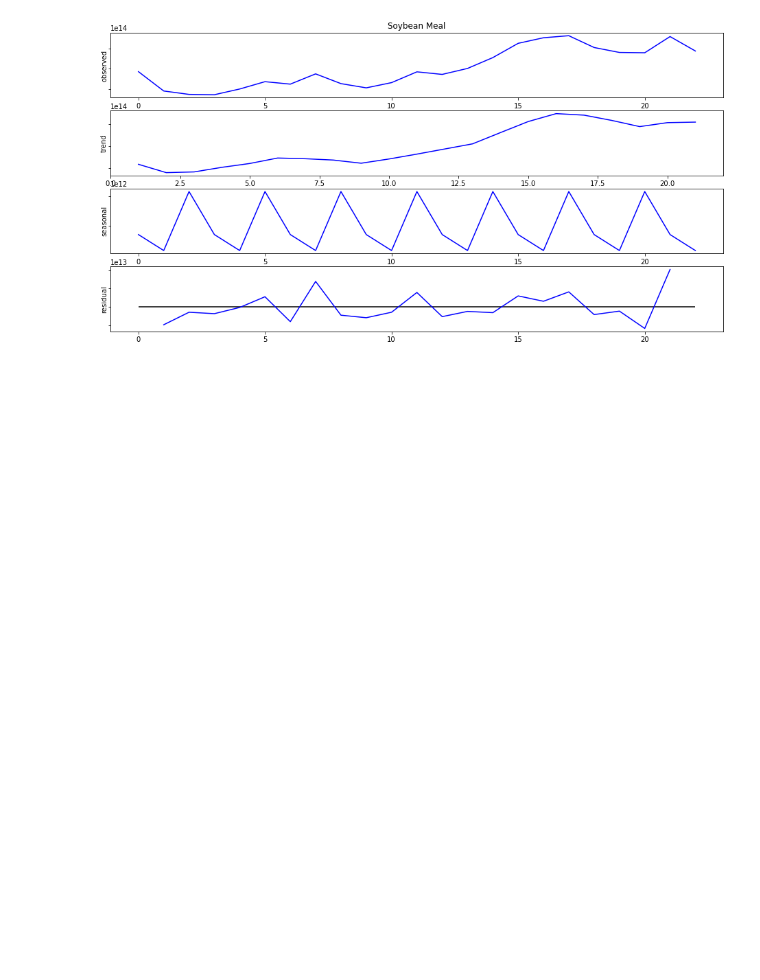
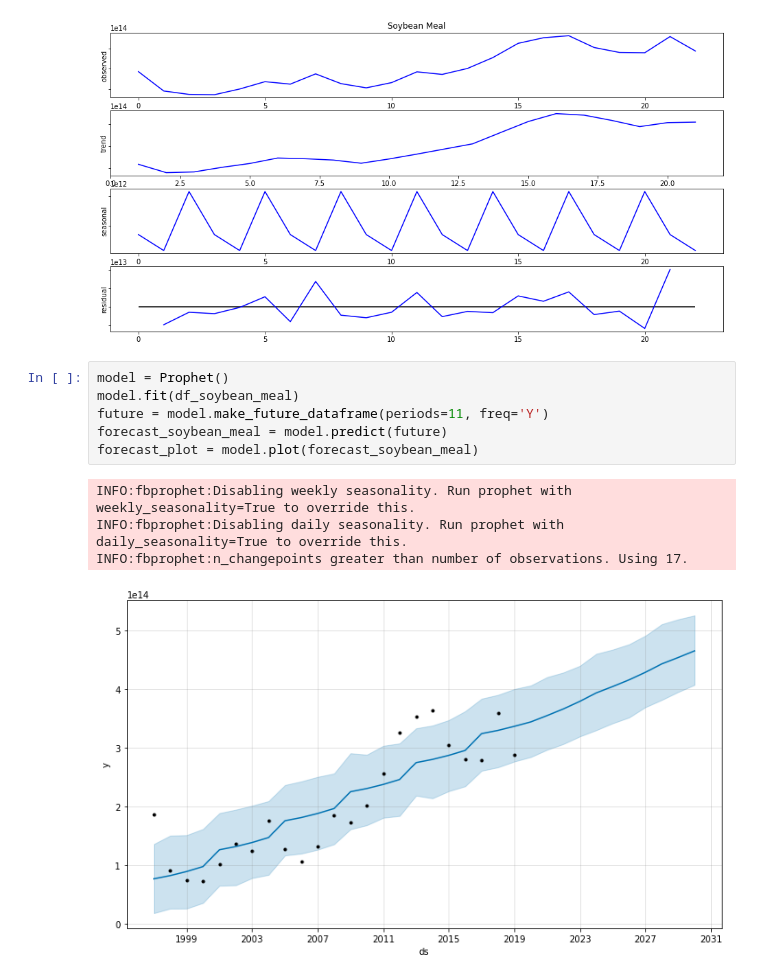
Before and after one commit to yguenka/4intelligence-Case, a Jupyter notebook: Data Analysis Skill Test.ipynb, the cells around one changed output. Saved outputs shown, nothing was run; the diff lists cells and outputs as text; blank space fills up the shorter version.

```diff
--- a/Data Analysis Skill Test.ipynb
+++ b/Data Analysis Skill Test.ipynb
@@ -860,3 +850,14 @@ plt.hlines(y=0,xmin=df_res.index.min(), xmax=df_res.index.max())
 plt.show()
 # %% [output]
 [figure]
+# %%
+model = Prophet()
+model.fit(df_soybean_meal)
+future = model.make_future_dataframe(periods=11, freq='Y')
+forecast_soybean_meal = model.predict(future)
+forecast_plot = model.plot(forecast_soybean_meal)
+# %% [output]
+INFO:fbprophet:Disabling weekly seasonality. Run prophet with weekly_seasonality=True to override this.
+INFO:fbprophet:Disabling daily seasonality. Run prophet with daily_seasonality=True to override this.
+INFO:fbprophet:n_changepoints greater than number of observations. Using 17.
+[figure, added]
```
Also changed, not shown: parts of 15 cells of this notebook, 4 other files.
